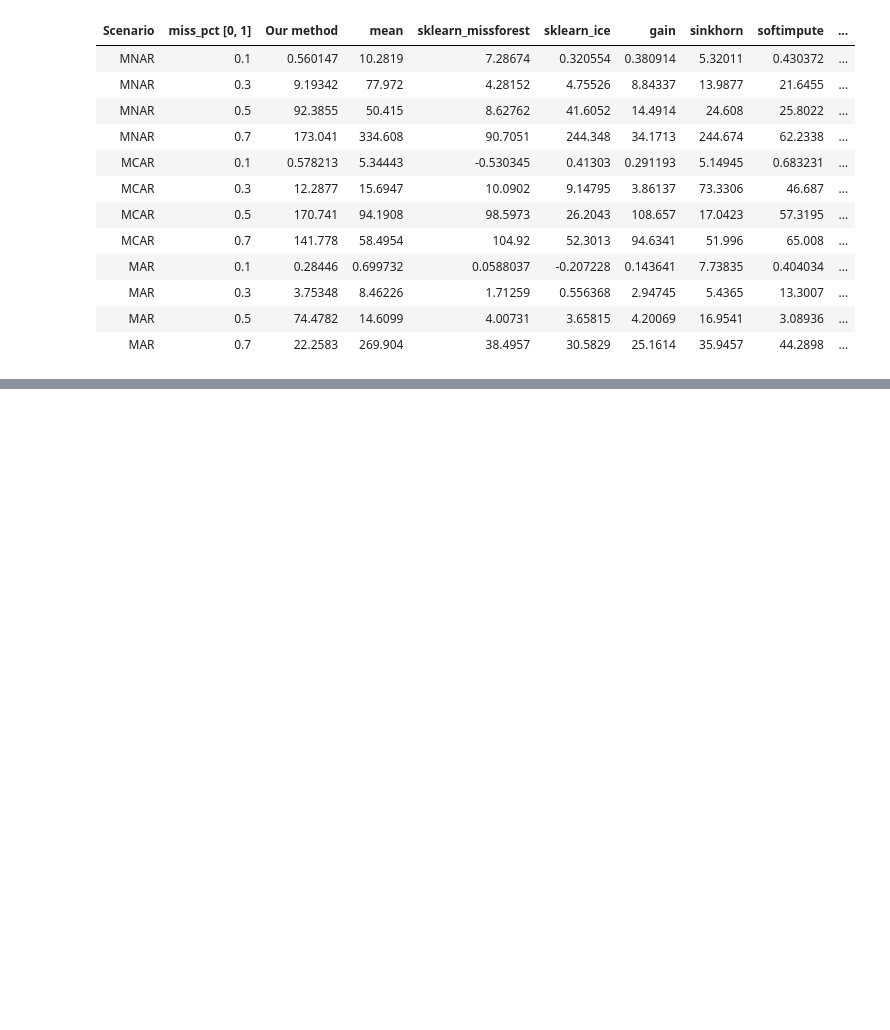
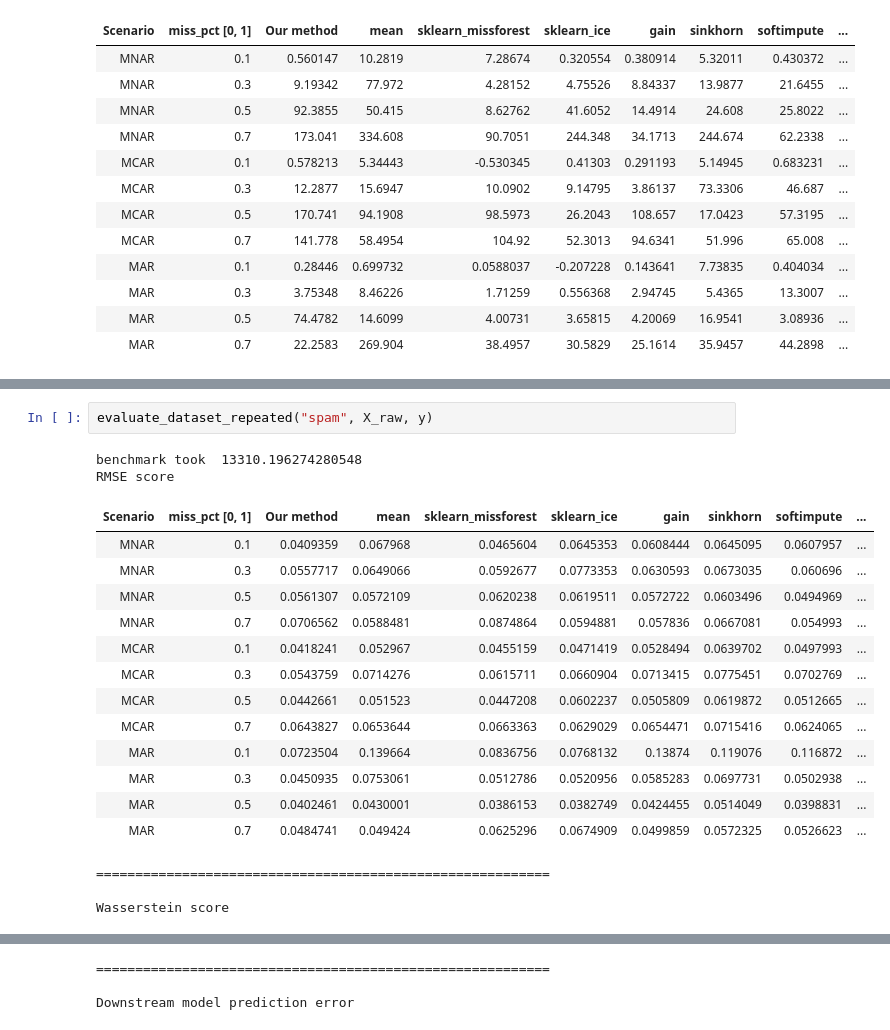
Before and after one commit to vanderschaarlab/hyperimpute, a Jupyter notebook: tutorials/tutorial_02_hyperimpute_example.ipynb, the cells around one changed output, grey strips where cells are left out. Drawn from its saved outputs; the diff is of its cells as text; blank space fills up the shorter version.

```diff
--- a/tutorials/tutorial_02_hyperimpute_example.ipynb
+++ b/tutorials/tutorial_02_hyperimpute_example.ipynb
@@ -1445,0 +1476,21 @@ Downstream model prediction error
+# %%
+evaluate_dataset_repeated("spam", X_raw, y)
+# %% [output]
+benchmark took  13310.196274280548
+RMSE score
+| Scenario | miss_pct [0, 1] | Our method | mean | sklearn_missforest | sklearn_ice | gain | sinkhorn | softimpute | ... |
+| MNAR | 0.1 | 0.0409359 | 0.067968 | 0.0465604 | 0.0645353 | 0.0608444 | 0.0645095 | 0.0607957 | ... |
+| MNAR | 0.3 | 0.0557717 | 0.0649066 | 0.0592677 | 0.0773353 | 0.0630593 | 0.0673035 | 0.060696 | ... |
+| MNAR | 0.5 | 0.0561307 | 0.0572109 | 0.0620238 | 0.0619511 | 0.0572722 | 0.0603496 | 0.0494969 | ... |
+| MNAR | 0.7 | 0.0706562 | 0.0588481 | 0.0874864 | 0.0594881 | 0.057836 | 0.0667081 | 0.054993 | ... |
+| MCAR | 0.1 | 0.0418241 | 0.052967 | 0.0455159 | 0.0471419 | 0.0528494 | 0.0639702 | 0.0497993 | ... |
+| MCAR | 0.3 | 0.0543759 | 0.0714276 | 0.0615711 | 0.0660904 | 0.0713415 | 0.0775451 | 0.0702769 | ... |
+| MCAR | 0.5 | 0.0442661 | 0.051523 | 0.0447208 | 0.0602237 | 0.0505809 | 0.0619872 | 0.0512665 | ... |
+| MCAR | 0.7 | 0.0643827 | 0.0653644 | 0.0663363 | 0.0629029 | 0.0654471 | 0.0715416 | 0.0624065 | ... |
+| MAR | 0.1 | 0.0723504 | 0.139664 | 0.0836756 | 0.0768132 | 0.13874 | 0.119076 | 0.116872 | ... |
+| MAR | 0.3 | 0.0450935 | 0.0753061 | 0.0512786 | 0.0520956 | 0.0585283 | 0.0697731 | 0.0502938 | ... |
+| MAR | 0.5 | 0.0402461 | 0.0430001 | 0.0386153 | 0.0382749 | 0.0424455 | 0.0514049 | 0.0398831 | ... |
+| MAR | 0.7 | 0.0484741 | 0.049424 | 0.0625296 | 0.0674909 | 0.0499859 | 0.0572325 | 0.0526623 | ... |
+==========================================================
+
+Wasserstein score
@@ -1445,0 +1510,3 @@ Downstream model prediction error
+==========================================================
+
+Downstream model prediction error
```
Also changed, not shown: parts of 10 cells of this notebook.
